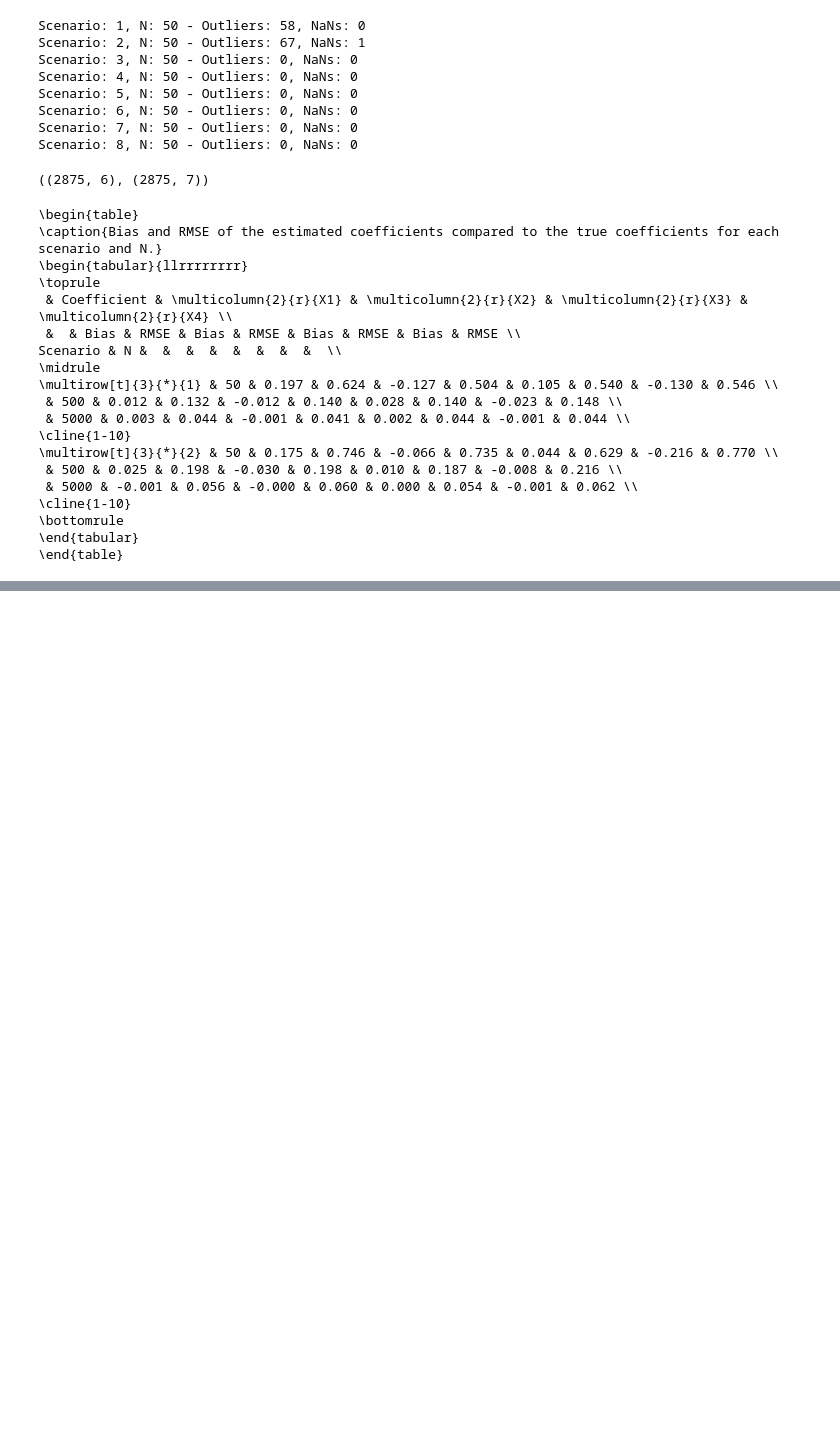
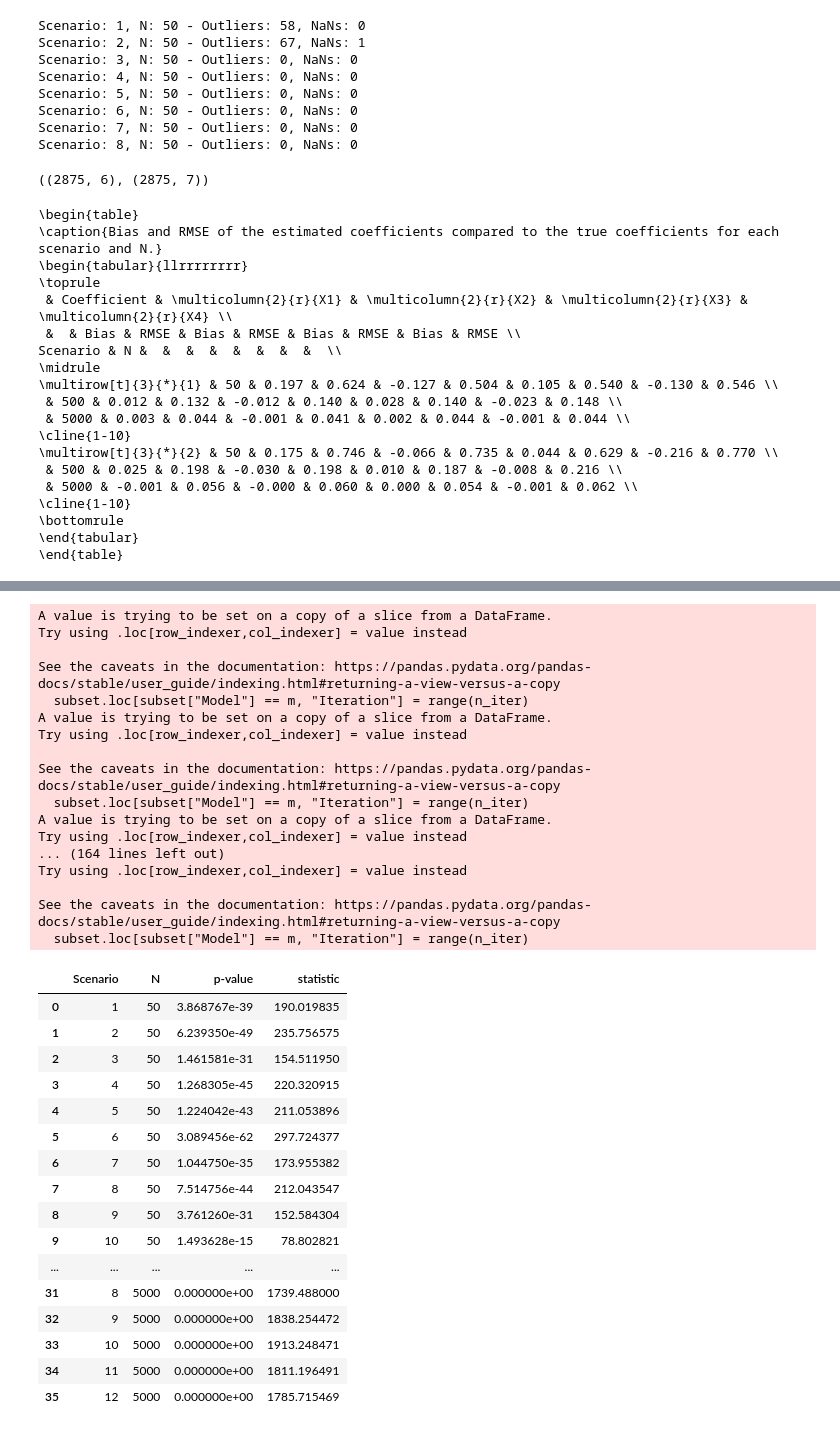
Before and after one commit to KTomsa/synthetic-classifier-benchmark, a Jupyter notebook: analysis.ipynb, the cells around one changed output, grey strips where cells are left out. Drawn from its saved outputs; the diff is of its cells as text; code cells hidden in the pictures; blank space fills up the shorter version.

Commit message:
Add Friedman test calculation and LaTeX conversion functions; update ranking method

```diff
--- a/analysis.ipynb
+++ b/analysis.ipynb
@@ -148,0 +149,38 @@ af.plot_ml_metric(df_ml_res, "Gini", "Percentage of Best Gini Coefficient by Sce
+# %%
+friedman_df = af.calculate_friedman_test(df_ml, "Gini")
+friedman_df
+# %% [output]
+A value is trying to be set on a copy of a slice from a DataFrame.
+Try using .loc[row_indexer,col_indexer] = value instead
+
+See the caveats in the documentation: https://pandas.pydata.org/pandas-docs/stable/user_guide/indexing.html#returning-a-view-versus-a-copy
+  subset.loc[subset["Model"] == m, "Iteration"] = range(n_iter)
+A value is trying to be set on a copy of a slice from a DataFrame.
+Try using .loc[row_indexer,col_indexer] = value instead
+
+See the caveats in the documentation: https://pandas.pydata.org/pandas-docs/stable/user_guide/indexing.html#returning-a-view-versus-a-copy
+  subset.loc[subset["Model"] == m, "Iteration"] = range(n_iter)
+A value is trying to be set on a copy of a slice from a DataFrame.
+Try using .loc[row_indexer,col_indexer] = value instead
+... (164 lines left out)
+Try using .loc[row_indexer,col_indexer] = value instead
+
+See the caveats in the documentation: https://pandas.pydata.org/pandas-docs/stable/user_guide/indexing.html#returning-a-view-versus-a-copy
+  subset.loc[subset["Model"] == m, "Iteration"] = range(n_iter)
+|  | Scenario | N | p-value | statistic |
+| 0 | 1 | 50 | 3.868767e-39 | 190.019835 |
+| 1 | 2 | 50 | 6.239350e-49 | 235.756575 |
+| 2 | 3 | 50 | 1.461581e-31 | 154.511950 |
+| 3 | 4 | 50 | 1.268305e-45 | 220.320915 |
+| 4 | 5 | 50 | 1.224042e-43 | 211.053896 |
+| 5 | 6 | 50 | 3.089456e-62 | 297.724377 |
+| 6 | 7 | 50 | 1.044750e-35 | 173.955382 |
+| 7 | 8 | 50 | 7.514756e-44 | 212.043547 |
+| 8 | 9 | 50 | 3.761260e-31 | 152.584304 |
+| 9 | 10 | 50 | 1.493628e-15 | 78.802821 |
+| ... | ... | ... | ... | ... |
+| 31 | 8 | 5000 | 0.000000e+00 | 1739.488000 |
+| 32 | 9 | 5000 | 0.000000e+00 | 1838.254472 |
+| 33 | 10 | 5000 | 0.000000e+00 | 1913.248471 |
+| 34 | 11 | 5000 | 0.000000e+00 | 1811.196491 |
+| 35 | 12 | 5000 | 0.000000e+00 | 1785.715469 |
```
Also changed, not shown: parts of 12 cells of this notebook, 1 other file.
